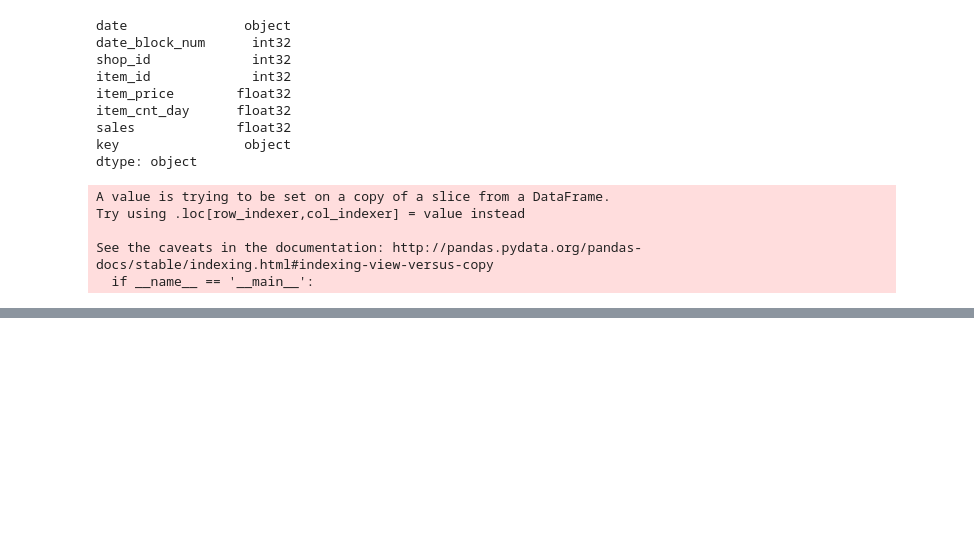
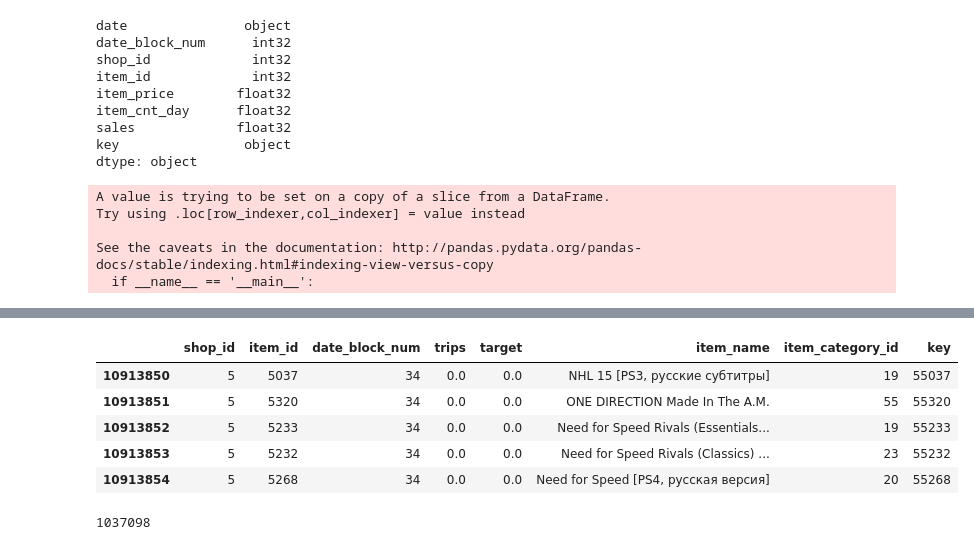
Before and after one commit to meetshah31094/Kaggle_Predict_Future_Sales, a Jupyter notebook: Predict_sales.ipynb, the cells around one changed output, grey strips where cells are left out. Drawn from its saved outputs; the diff is of its cells as text; code cells hidden in the pictures; blank space fills up the shorter version.

```diff
--- a/Predict_sales.ipynb
+++ b/Predict_sales.ipynb
@@ -475,0 +866,35 @@ lgb.plot_importance(model,figsize=(10,10));
+# %%
+train_data=all_data[all_data.date_block_num<=32]
+valid_data=all_data[all_data.date_block_num==33]
+test_data=all_data[all_data.date_block_num==34]
+# %%
+test_data.head()
+# %% [output]
+|  | shop_id | item_id | date_block_num | trips | target | item_name | item_category_id | key |
+| 10913850 | 5 | 5037 | 34 | 0.0 | 0.0 | NHL 15 [PS3, русские субтитры] | 19 | 55037 |
+| 10913851 | 5 | 5320 | 34 | 0.0 | 0.0 | ONE DIRECTION Made In The A.M. | 55 | 55320 |
+| 10913852 | 5 | 5233 | 34 | 0.0 | 0.0 | Need for Speed Rivals (Essentials... | 19 | 55233 |
+| 10913853 | 5 | 5232 | 34 | 0.0 | 0.0 | Need for Speed Rivals (Classics) ... | 23 | 55232 |
+| 10913854 | 5 | 5268 | 34 | 0.0 | 0.0 | Need for Speed [PS4, русская версия] | 20 | 55268 |
+# %%
+i=0
+for key in train_data.key.unique():
+    scaler = MinMaxScaler(feature_range=(-1, 1))
+    train_sc = scaler.fit_transform(train_data.loc[train_data.key==key,"target"])
+    valid_sc = scaler.transform(valid_data.loc[valid_data.key==key,"target"])
+    X_train = train_sc[:-1]
+    y_train = train_sc[1:]
+    X_validation = valid_sc[:-1]
+    y_validation = valid_sc[1:]
+    nn_model = Sequential()
+    nn_model.add(Dense(12, input_dim=1, activation='relu'))
+    nn_model.add(Dense(1))
+    nn_model.compile(loss='mean_squared_error', optimizer='adam')
+    early_stop = EarlyStopping(monitor='loss', patience=2, verbose=1)
+    history = nn_model.fit(X_train, y_train, epochs=100, batch_size=1, verbose=1, callbacks=[early_stop], shuffle=False)
+    y_pred_test_nn = nn_model.predict(X_test)
+    y_train_pred_nn = nn_model.predict(X_train)
+    print("The R2 score on the Train set is:\t{:0.3f}".format(r2_score(y_train, y_train_pred_nn)))
+    print("The R2 score on the Test set is:\t{:0.3f}".format(r2_score(y_test, y_pred_test_nn)))
+# %% [output]
+1037098
```
Also changed, not shown: parts of 50 cells of this notebook, 8 other files.
